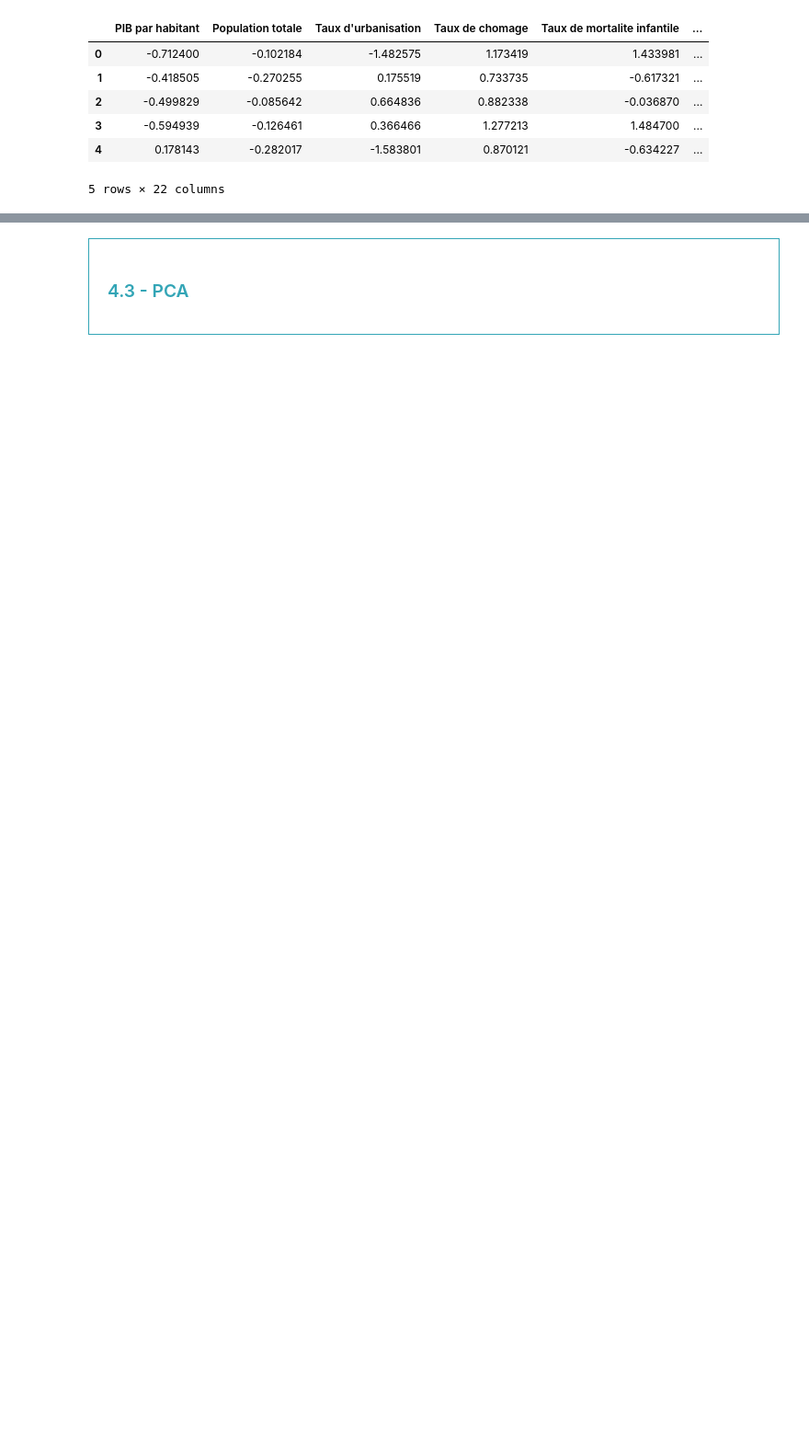
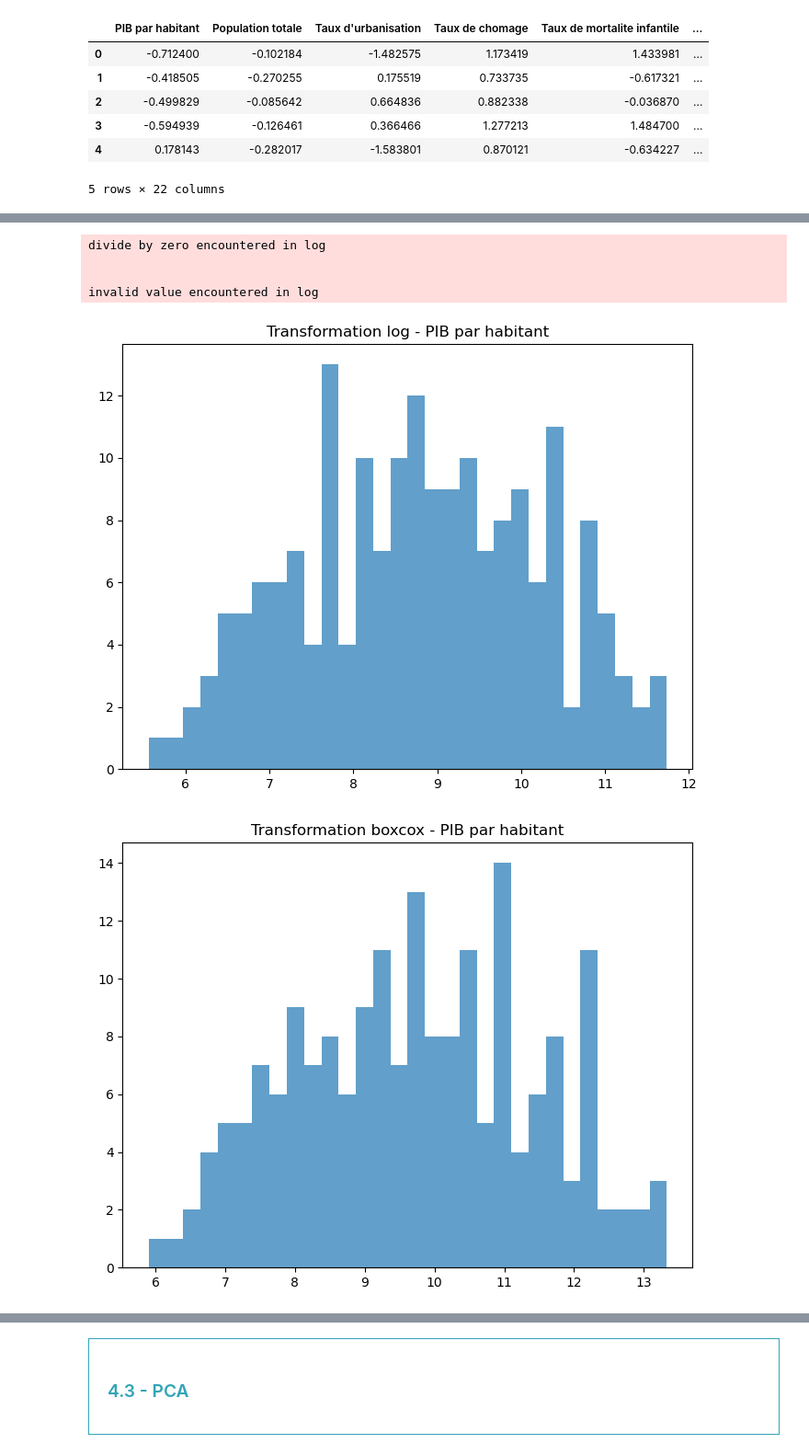
Before and after one commit to obenmaha/BioPoultryMarketAnalysis, a Jupyter notebook: Notebook.ipynb, the cells around one changed output, grey strips where cells are left out. Shown at 92% size. Saved outputs shown, nothing was run; the diff lists cells and outputs as text; code cells hidden in the pictures; blank space fills up the shorter version.

```diff
--- a/Notebook.ipynb
+++ b/Notebook.ipynb
@@ -635,0 +664,42 @@ df_final_scaled.head()
+# %%
+# Dictionnaire pour stocker les résultats
+transformed_data = {}
+
+# Sélectionner uniquement les colonnes numériques (float64, int64)
+df_valeurs = df_final.select_dtypes(include=['float64', 'int64'])
+
+# Transformation log
+df_log = np.log(df_valeurs + 1)  # On applique log sur les valeurs, pas sur les noms de colonnes
+transformed_data['log'] = df_log
+
+# Box-Cox (gérer les valeurs négatives)
+df_boxcox = df_valeurs.apply(lambda x: boxcox(x + 1)[0] if np.all(x > 0) else x)
+transformed_data['boxcox'] = df_boxcox
+
+# Yeo-Johnson
+pt = PowerTransformer(method='yeo-johnson')
+df_yeo_johnson = pd.DataFrame(pt.fit_transform(df_valeurs), columns=df_valeurs.columns)
+transformed_data['yeo-johnson'] = df_yeo_johnson
+
+# StandardScaler
+scaler = StandardScaler()
+df_standard = pd.DataFrame(scaler.fit_transform(df_valeurs), columns=df_valeurs.columns)
+transformed_data['standard'] = df_standard
+
+# Min-Max Scaling
+scaler = MinMaxScaler()
+df_minmax = pd.DataFrame(scaler.fit_transform(df_valeurs), columns=df_valeurs.columns)
+transformed_data['min-max'] = df_minmax
+
+# Vérifier les colonnes disponibles après transformation
+print("Colonnes disponibles :", df_valeurs.columns)
+
+# Visualiser les transformations
+for key, data in transformed_data.items():
+    plt.figure(figsize=(8, 6))
+    # Utilise le bon nom de colonne, par exemple, la première colonne du DataFrame transformé
+    colonne_a_visualiser = df_valeurs.columns[0]  # Remplace par une colonne valide
+    plt.hist(data[colonne_a_visualiser], bins=30, alpha=0.7)
+    plt.title(f'Transformation {key} - {colonne_a_visualiser}')
+    plt.show()
+# %% [output]
@@ -635,0 +716,6 @@ df_final_scaled.head()
+divide by zero encountered in log
+
+
+invalid value encountered in log
+[figure, added]
+[figure, added]
```
Also changed, not shown: parts of 43 cells of this notebook, 1 other file.
